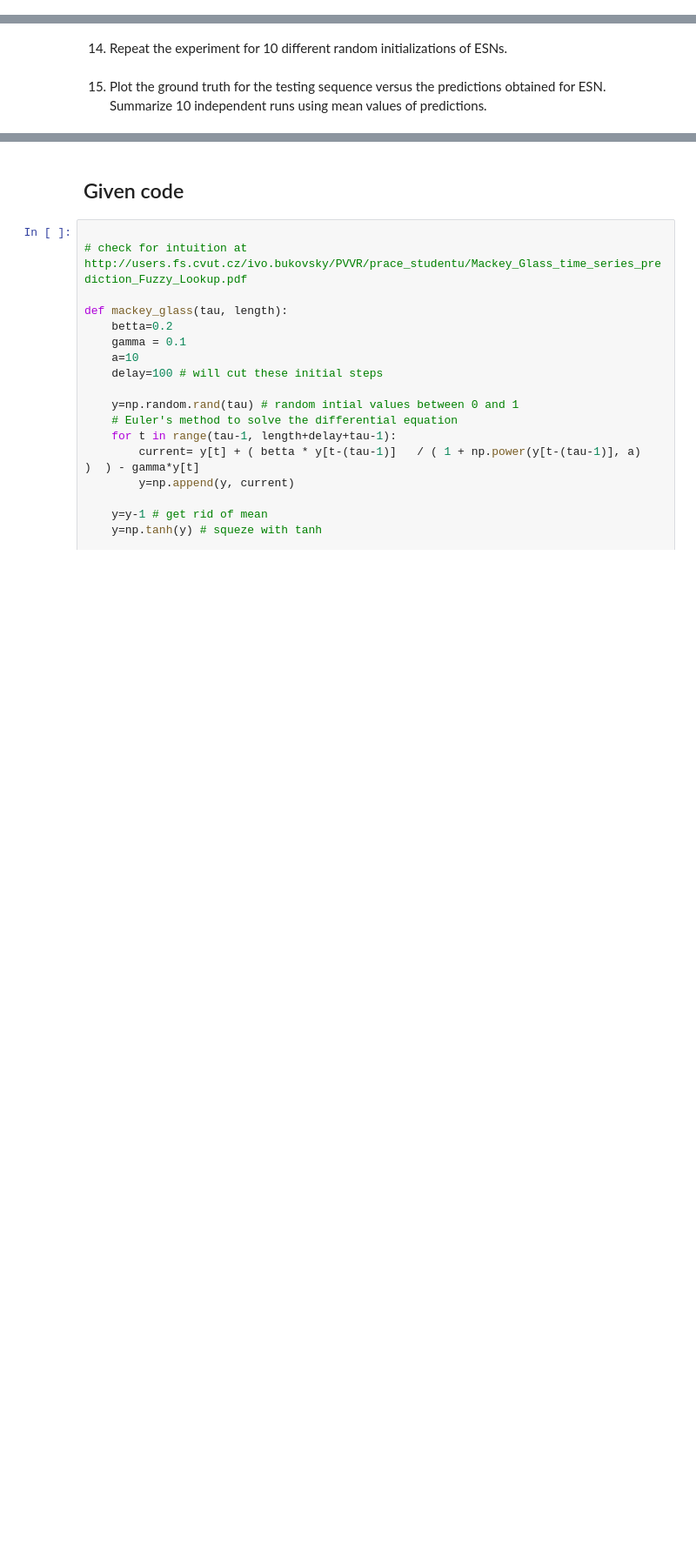
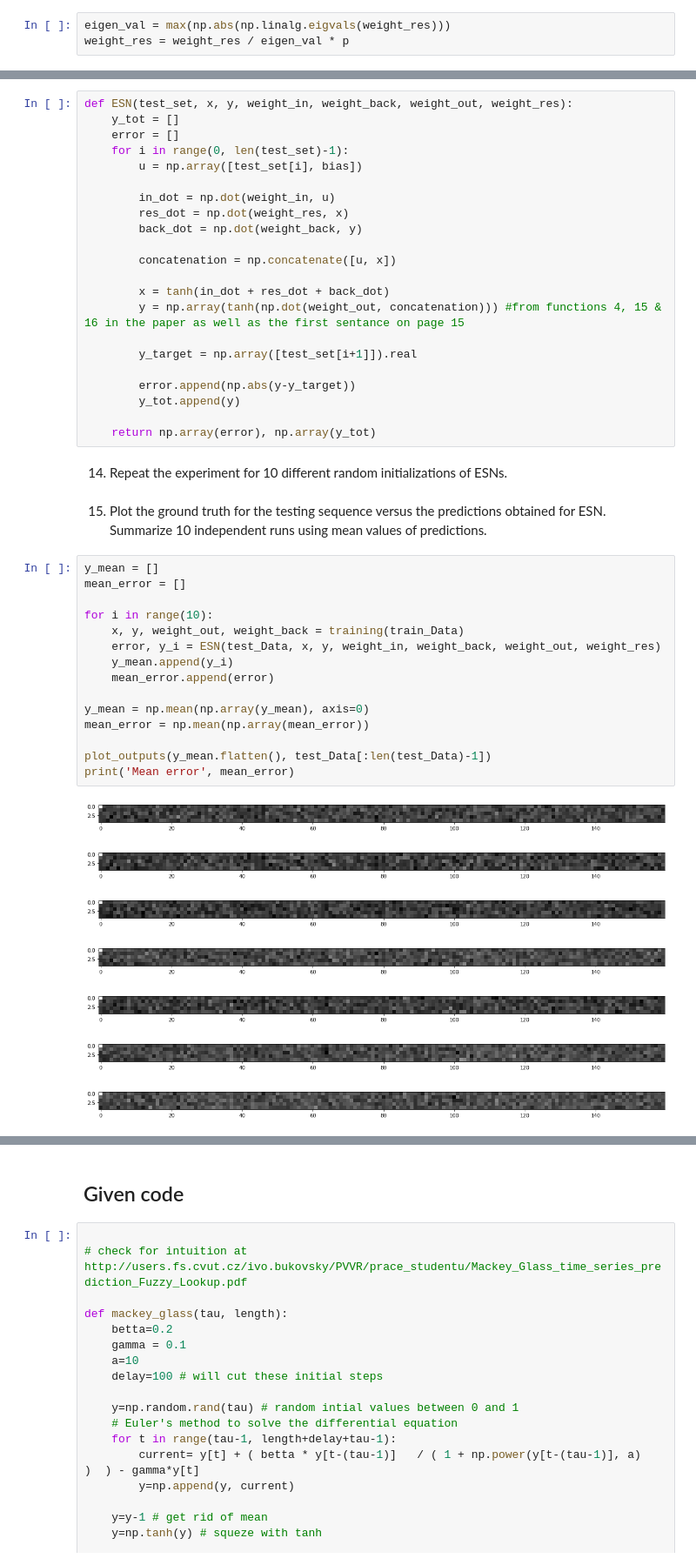
Before and after one commit to Alepes-8/D7041E, a Jupyter notebook: lab3/lab3_part3.ipynb, the cells around one changed output, grey strips where cells are left out. Shown at 87% size. Cells and saved outputs as stored; diff of their text form; blank space fills up the shorter version.

```diff
--- a/lab3/lab3_part3.ipynb
+++ b/lab3/lab3_part3.ipynb
@@ -85,5 +79,8 @@ bias = 1
 6. Set the spectral radius (feedback strength) for the reservoir connection matrix to ρ = 0.8.
 # %%
 p = 0.8
+# %%
+eigen_val = max(np.abs(np.linalg.eigvals(weight_res)))
+weight_res = weight_res / eigen_val * p
 # %% [markdown]
 7. Feed-in ground truth-values of the signal to the ESN during the training.
@@ -155,7 +132,52 @@ ESN(test_Data, x, y, weight_in, weight_back, weight_out, weight_res)
 12. At the beginning of the operating phase, initialize the reservoir with the last state for the training sequence.
 # %% [markdown]
 13. Make predictions for all 1,000 testing time steps.
+# %%
+def ESN(test_set, x, y, weight_in, weight_back, weight_out, weight_res):
+    y_tot = []
+    error = []
+    for i in range(0, len(test_set)-1):
+        u = np.array([test_set[i], bias])
+
+        in_dot = np.dot(weight_in, u)
+        res_dot = np.dot(weight_res, x)
+        back_dot = np.dot(weight_back, y)
+
+        concatenation = np.concatenate([u, x])
+
+        x = tanh(in_dot + res_dot + back_dot)
+        y = np.array(tanh(np.dot(weight_out, concatenation))) #from functions 4, 15 & 16 in the paper as well as the first sentance on page 15
+
+        y_target = np.array([test_set[i+1]]).real
+
+        error.append(np.abs(y-y_target))
+        y_tot.append(y)
+
+    return np.array(error), np.array(y_tot)
 # %% [markdown]
 14. Repeat the experiment for 10 different random initializations of ESNs.
 # %% [markdown]
 15. Plot the ground truth for the testing sequence versus the predictions obtained for ESN. Summarize 10 independent runs using mean values of predictions.
+# %%
+y_mean = []
+mean_error = []
+
+for i in range(10):
+    x, y, weight_out, weight_back = training(train_Data)
+    error, y_i = ESN(test_Data, x, y, weight_in, weight_back, weight_out, weight_res)
+    y_mean.append(y_i)
+    mean_error.append(error)
+
+y_mean = np.mean(np.array(y_mean), axis=0)
+mean_error = np.mean(np.array(mean_error))
+
+plot_outputs(y_mean.flatten(), test_Data[:len(test_Data)-1])
+print('Mean error', mean_error)
+# %% [output]
+[figure, added]
+[figure, added]
+[figure, added]
+[figure, added]
+[figure, added]
+[figure, added]
+[figure, added]
```
Also changed, not shown: parts of 7 cells of this notebook.
